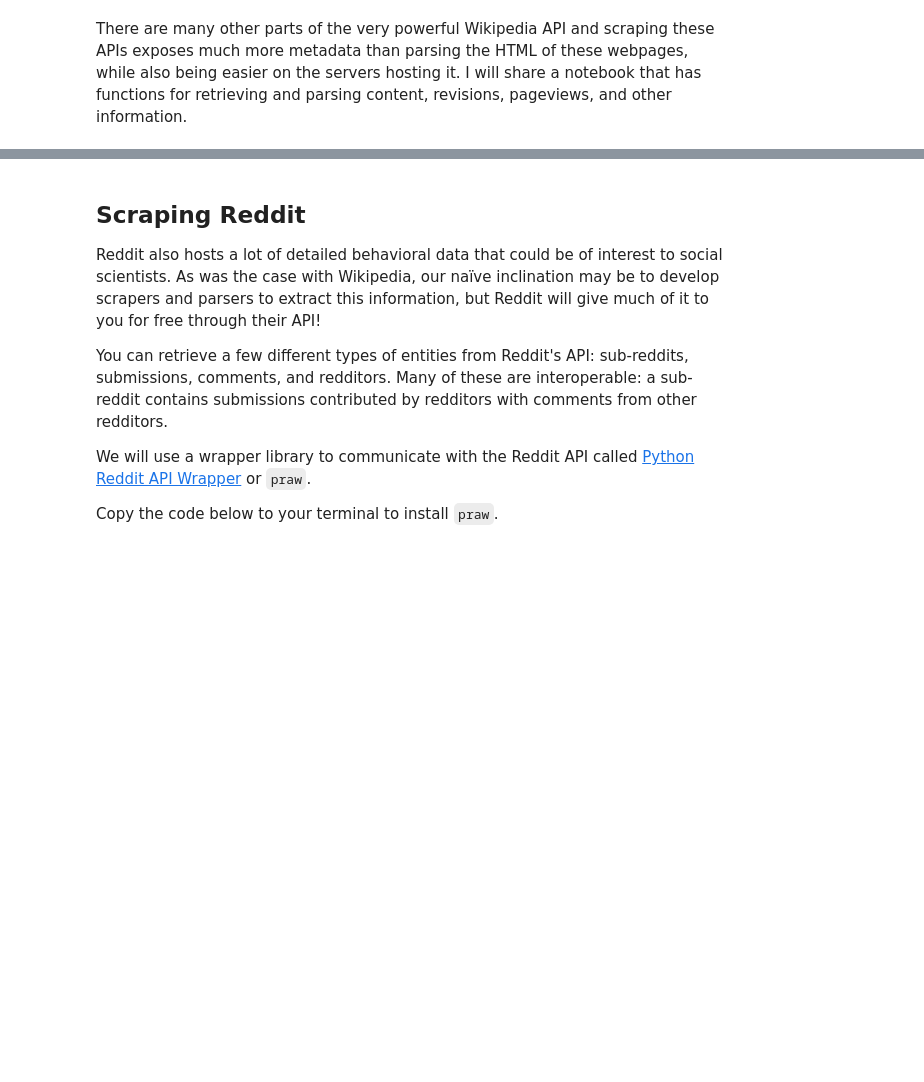
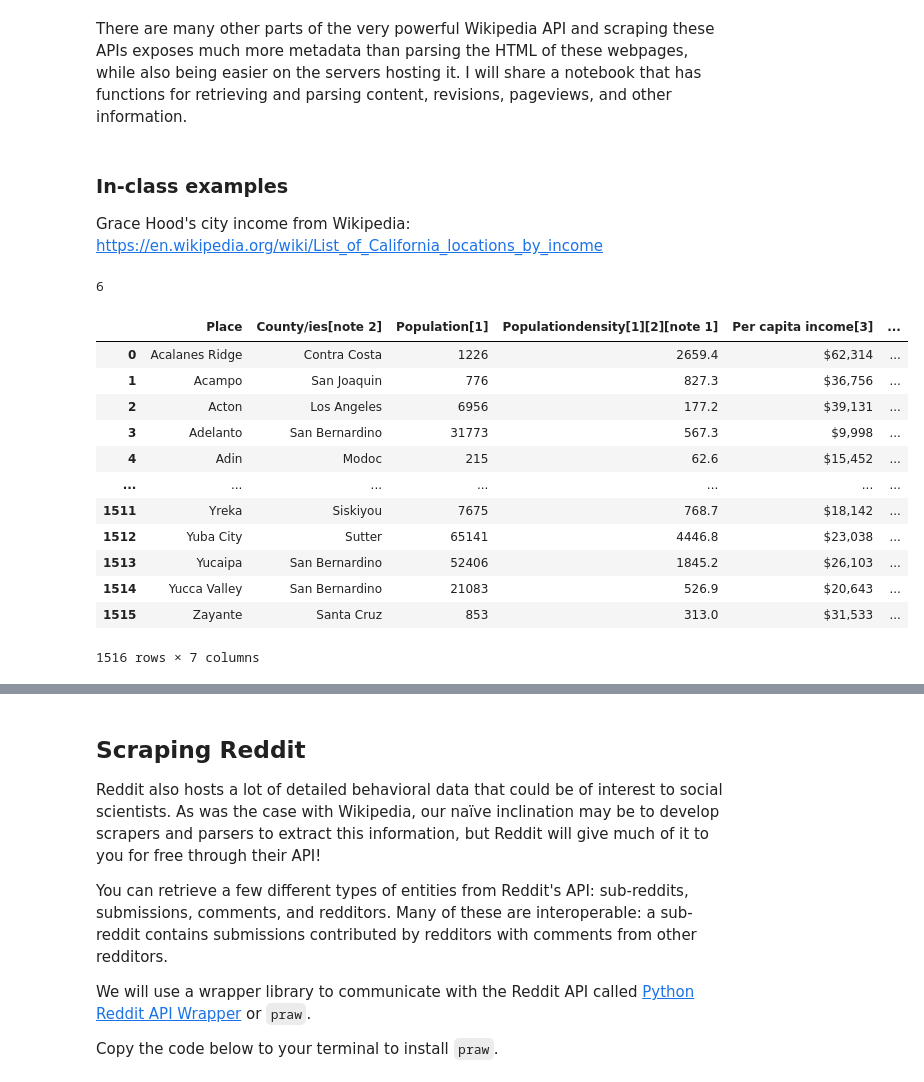
Before and after one commit to CU-ITSS/Web-Data-Scraping-S2021, a Jupyter notebook: Class 04 - Scraping APIs/Class 04 - Scraping Wikipedia and Reddit.ipynb, the cells around one changed output, grey strips where cells are left out. Saved outputs shown, nothing was run; the diff lists cells and outputs as text; code cells hidden in the pictures; blank space fills up the shorter version.

```diff
--- a/Class 04 - Scraping APIs/Class 04 - Scraping Wikipedia and Reddit.ipynb
+++ b/Class 04 - Scraping APIs/Class 04 - Scraping Wikipedia and Reddit.ipynb
@@ -387,2 +581,27 @@ rev_df['user'].value_counts().head()
 # %% [markdown]
 There are many other parts of the very powerful Wikipedia API and scraping these APIs exposes much more metadata than parsing the HTML of these webpages, while also being easier on the servers hosting it. I will share a notebook that has functions for retrieving and parsing content, revisions, pageviews, and other information.
+# %% [markdown]
+### In-class examples
+
+Grace Hood's city income from Wikipedia: https://en.wikipedia.org/wiki/List_of_California_locations_by_income
+# %%
+ca_dfs = pd.read_html('https://en.wikipedia.org/wiki/List_of_California_locations_by_income')
+print(len(ca_dfs))
+# %% [output]
+6
+# %%
+ca_dfs[2]
+# %% [output]
+|  | Place | County/ies[note 2] | Population[1] | Populationdensity[1][2][note 1] | Per capita income[3] | ... |
+| 0 | Acalanes Ridge | Contra Costa | 1226 | 2659.4 | $62,314 | ... |
+| 1 | Acampo | San Joaquin | 776 | 827.3 | $36,756 | ... |
+| 2 | Acton | Los Angeles | 6956 | 177.2 | $39,131 | ... |
+| 3 | Adelanto | San Bernardino | 31773 | 567.3 | $9,998 | ... |
+| 4 | Adin | Modoc | 215 | 62.6 | $15,452 | ... |
+| ... | ... | ... | ... | ... | ... | ... |
+| 1511 | Yreka | Siskiyou | 7675 | 768.7 | $18,142 | ... |
+| 1512 | Yuba City | Sutter | 65141 | 4446.8 | $23,038 | ... |
+| 1513 | Yucaipa | San Bernardino | 52406 | 1845.2 | $26,103 | ... |
+| 1514 | Yucca Valley | San Bernardino | 21083 | 526.9 | $20,643 | ... |
+| 1515 | Zayante | Santa Cruz | 853 | 313.0 | $31,533 | ... |
+1516 rows × 7 columns
```
Also changed, not shown: parts of 66 cells of this notebook.
